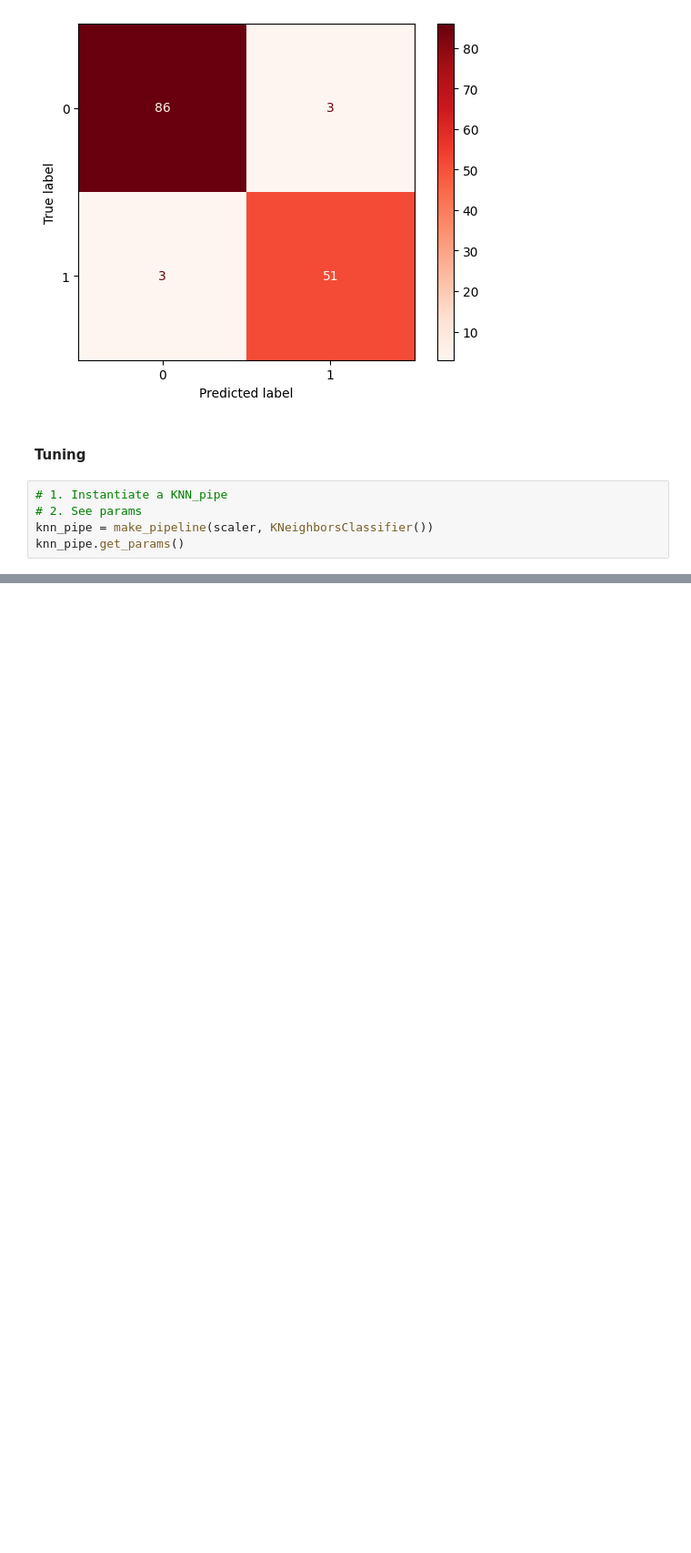
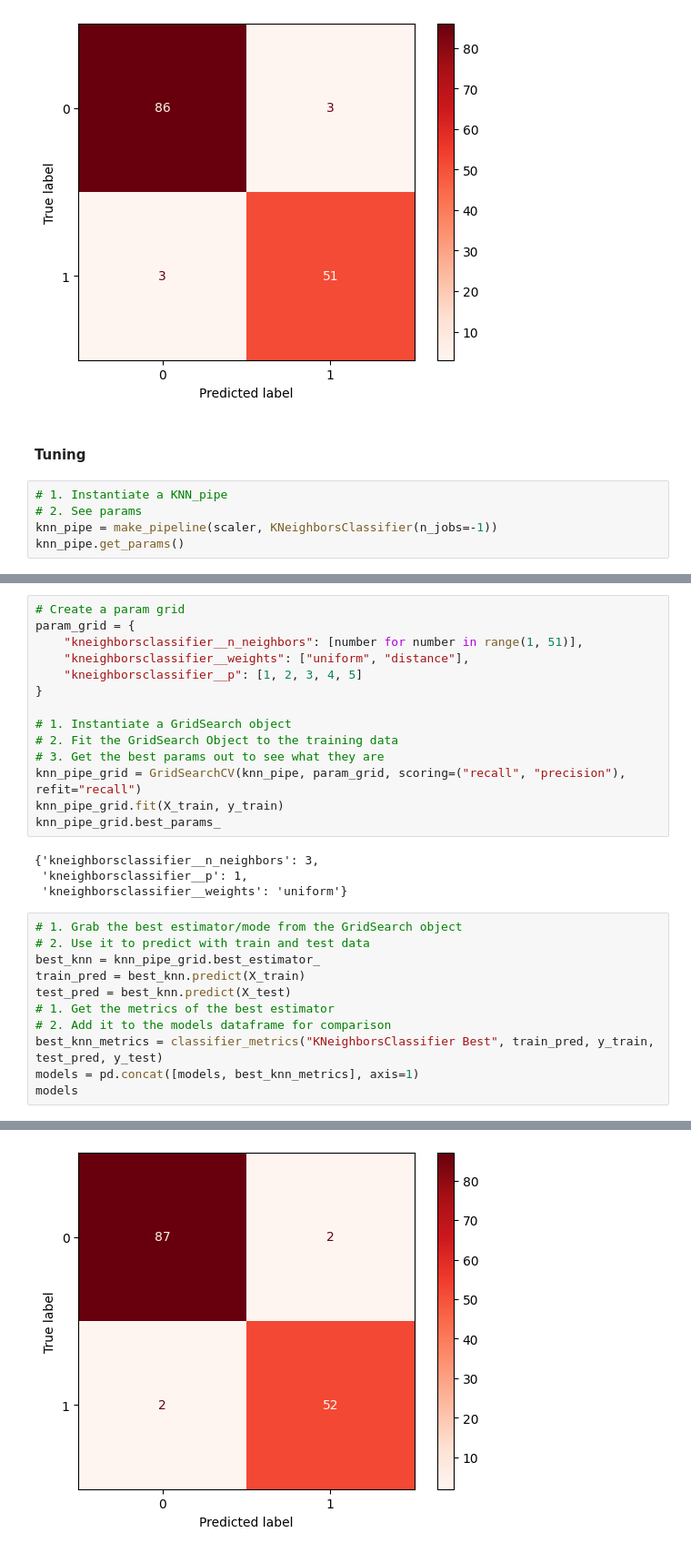
Before and after one commit to john-a-dixon/coding-dojo, a Jupyter notebook: Week 7/W7C2.ipynb, the cells around one changed output, grey strips where cells are left out. Shown at 91% size. Saved outputs shown, nothing was run; the diff lists cells and outputs as text; blank space fills up the shorter version.

```diff
--- a/Week 7/W7C2.ipynb
+++ b/Week 7/W7C2.ipynb
@@ -179,7 +182,7 @@ models
 # %%
 # 1. Instantiate a KNN_pipe
 # 2. See params
-knn_pipe = make_pipeline(scaler, KNeighborsClassifier())
+knn_pipe = make_pipeline(scaler, KNeighborsClassifier(n_jobs=-1))
 knn_pipe.get_params()
 # %% [output]
 {'memory': None,
@@ -199,3 +202,33 @@ knn_pipe.get_params()
  'kneighborsclassifier__n_neighbors': 5,
  'kneighborsclassifier__p': 2,
  'kneighborsclassifier__weights': 'uniform'}
+# %%
+# Create a param grid
+param_grid = {
+    "kneighborsclassifier__n_neighbors": [number for number in range(1, 51)],
+    "kneighborsclassifier__weights": ["uniform", "distance"],
+    "kneighborsclassifier__p": [1, 2, 3, 4, 5]
+}
+
+# 1. Instantiate a GridSearch object
+# 2. Fit the GridSearch Object to the training data
+# 3. Get the best params out to see what they are
+knn_pipe_grid = GridSearchCV(knn_pipe, param_grid, scoring=("recall", "precision"), refit="recall")
+knn_pipe_grid.fit(X_train, y_train)
+knn_pipe_grid.best_params_
+# %% [output]
+{'kneighborsclassifier__n_neighbors': 3,
+ 'kneighborsclassifier__p': 1,
+ 'kneighborsclassifier__weights': 'uniform'}
+# %%
+# 1. Grab the best estimator/mode from the GridSearch object
+# 2. Use it to predict with train and test data
+best_knn = knn_pipe_grid.best_estimator_
+train_pred = best_knn.predict(X_train)
+test_pred = best_knn.predict(X_test)
+# 1. Get the metrics of the best estimator
+# 2. Add it to the models dataframe for comparison
+best_knn_metrics = classifier_metrics("KNeighborsClassifier Best", train_pred, y_train, test_pred, y_test)
+models = pd.concat([models, best_knn_metrics], axis=1)
+models
+# %% [output]
@@ -201,0 +242 @@ knn_pipe.get_params()
+[figure, added]
```
Also changed, not shown: parts of 10 cells of this notebook.
